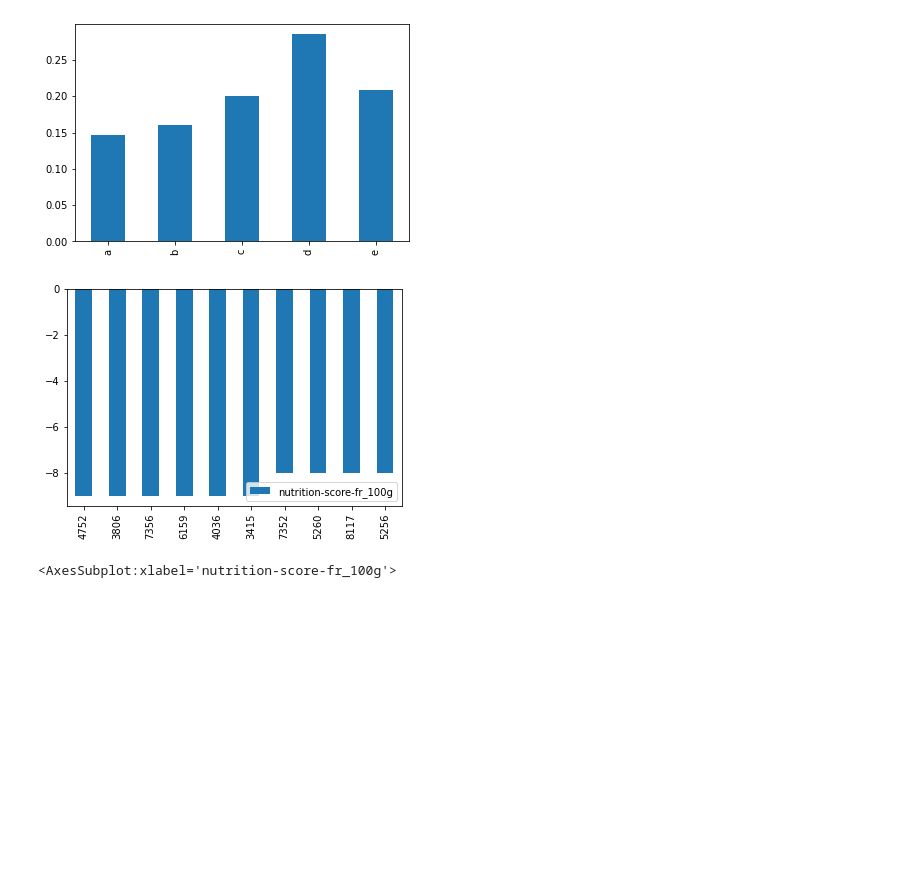
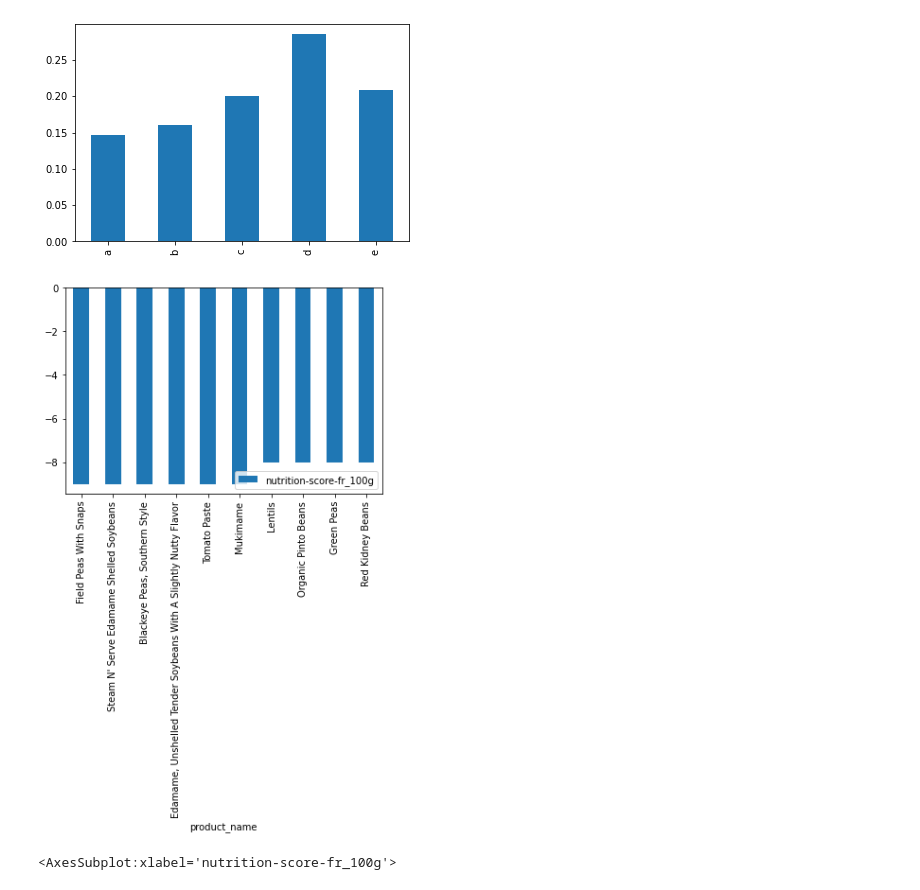
Before and after one commit to phuangkaeo/Food-Fact, a Jupyter notebook: Data Visualization.ipynb, the cells around one changed output. Saved outputs shown, nothing was run; the diff lists cells and outputs as text; code cells hidden in the pictures; blank space fills up the shorter version.

```diff
--- a/Data Visualization.ipynb
+++ b/Data Visualization.ipynb
@@ -52,13 +46,13 @@ plt.show()
 [figure]
 # %%
 countriestop10_nutri = df[['product_name','nutrition-score-fr_100g']]
-min_product = top10_nutri.groupby('product_name').min()
+min_product = countriestop10_nutri.groupby('product_name').min()
 
-min_product = top10_nutri.sort_values(by="nutrition-score-fr_100g")
+min_product = countriestop10_nutri.sort_values(by="nutrition-score-fr_100g")
 product = min_product.head(10)
 
-product.plot(kind = 'bar')
+product.plot(x = 'product_name', kind = 'bar')
 plt.show()
 # %% [output]
-[figure, old version]
+[figure, new version]
 # %%
```
Also changed, not shown: parts of 16 cells of this notebook.
